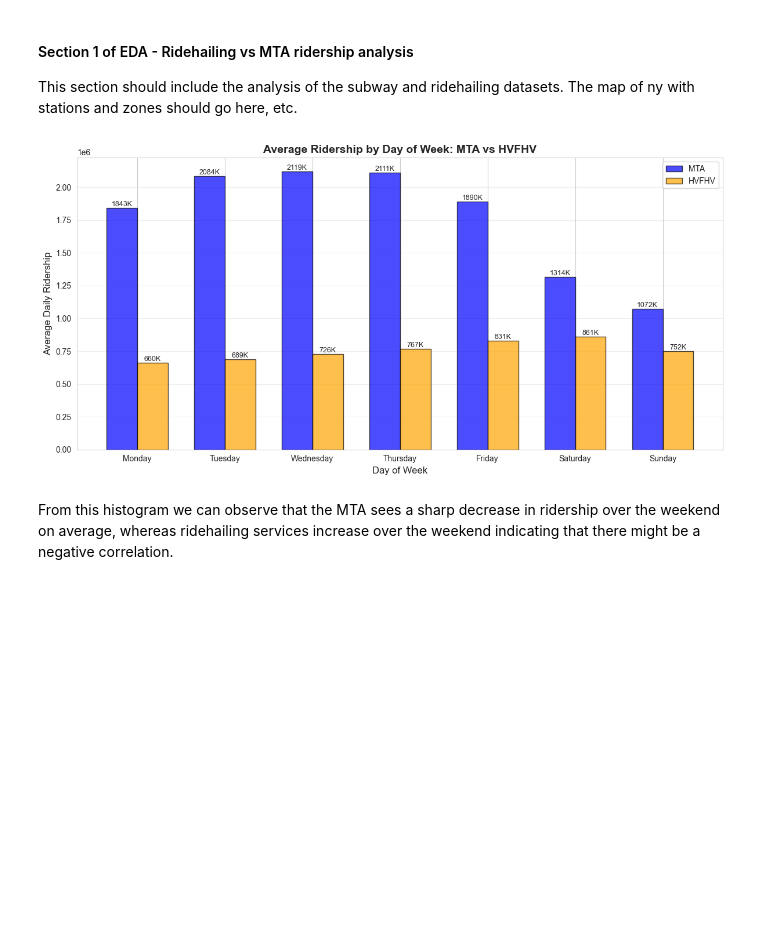
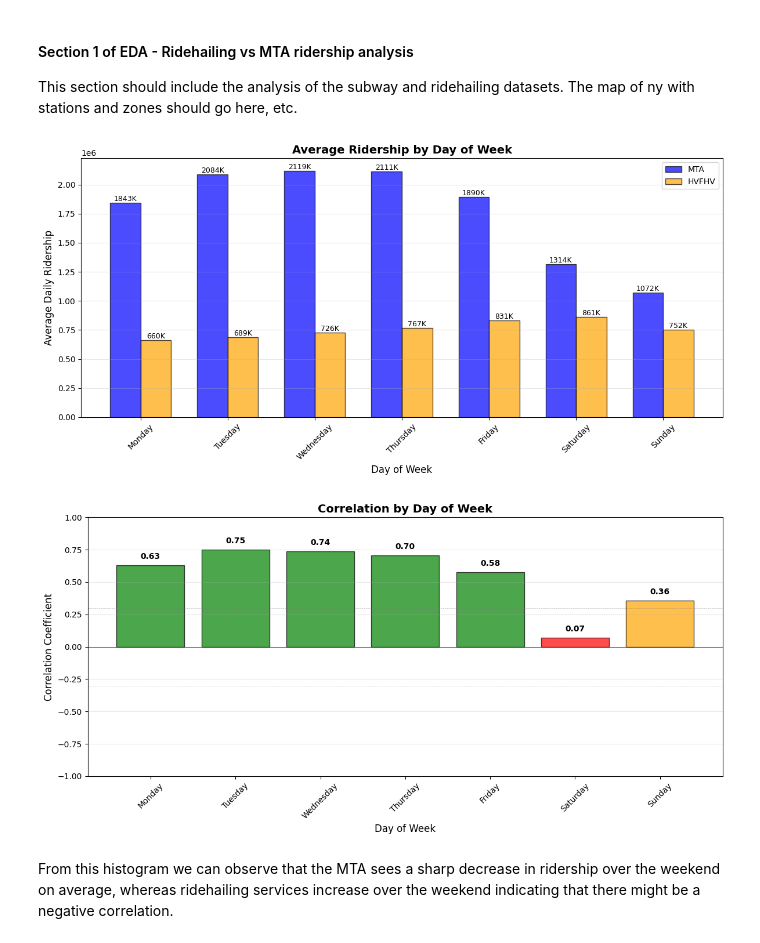
Before and after one commit to COGS108/Group063_WI26, a Jupyter notebook: 03-FinalProject.ipynb, the cells around one changed output. Cells and saved outputs as stored; diff of their text form; code cells hidden in the pictures; blank space fills up the shorter version.

Commit message:
created graphs that have better meaning
Change it so that it doesn't display the graphs in the function call, but rather reutrns the plots so we can modify their names etc.

```diff
--- a/03-FinalProject.ipynb
+++ b/03-FinalProject.ipynb
@@ -732,14 +732,13 @@ subway_stations_gdf, taxi_zones_gdf, subway_lines_gdf = utils.prepare_gdf_data()
 ridehail_df, mta_df = utils.prepare_ridership_data('data/02-processed/ridehailing_daily_cleaned.csv','data/02-processed/MTA_Ridership_cleaned.csv')
 # %%
 from modules import graph
-mta_df = pd.read_csv('data/02-processed/MTA_Ridership_cleaned.csv')
-#print(mta_df.columns)
-ridehail_df = pd.read_csv('data/02-processed/ridehailing_daily_cleaned.csv')
+ridehail_df, mta_df = utils.prepare_ridership_data('data/02-processed/ridehailing_daily_cleaned.csv','data/02-processed/MTA_Ridership_cleaned.csv')
 #print(ridehail_df.columns)
 
 graph.plot_ridership_histogram(mta_df, ridehail_df)
 # %% [output]
-[figure, old version]
+[figure, new version]
+[figure, added]
 # %% [markdown]
 From this histogram we can observe that the MTA sees a sharp decrease in ridership over the weekend on average, whereas ridehailing services increase over the weekend indicating that there might be a negative correlation.
 # %%
```
Also changed, not shown: parts of 12 cells of this notebook, 2 other files.
